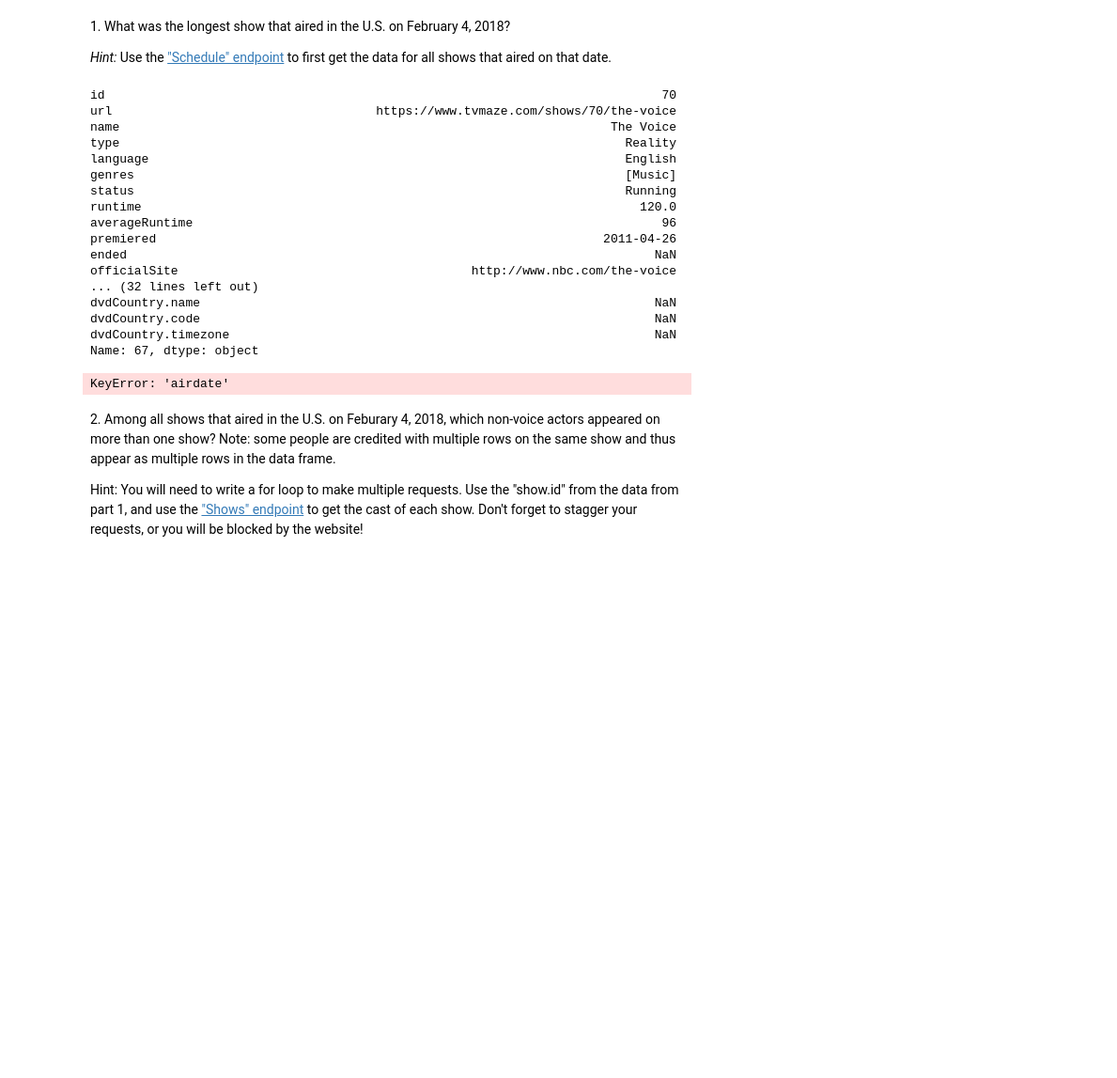
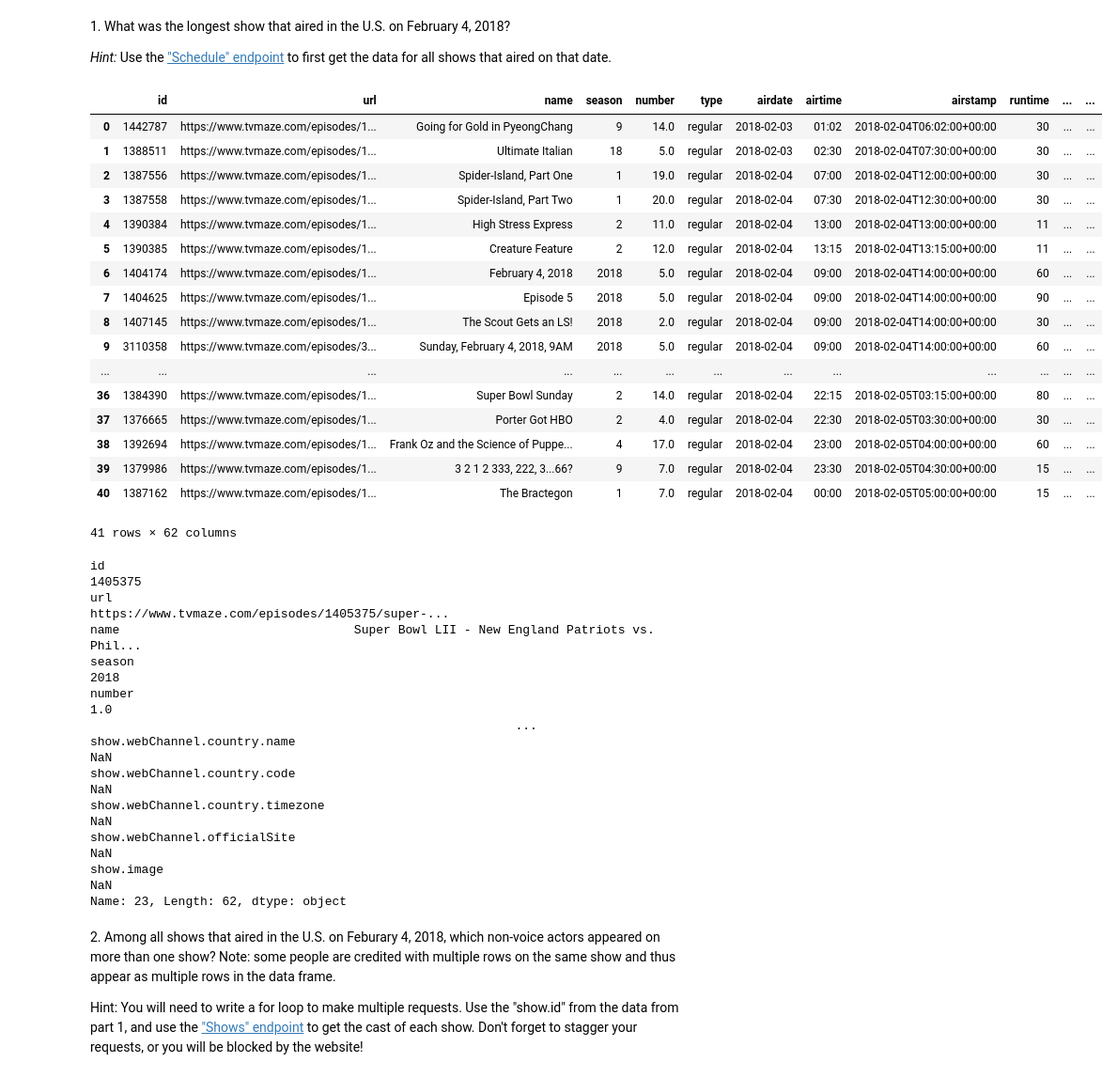
Before and after one commit to lexihegarty12/PA_5_1, a Jupyter notebook: GSB5544_PA_5_1_JSON_Data_Format_and_APIs.ipynb, the cells around one changed output. Shown at 94% size. Cells and saved outputs as stored; diff of their text form; code cells hidden in the pictures; blank space fills up the shorter version.

```diff
--- a/GSB5544_PA_5_1_JSON_Data_Format_and_APIs.ipynb
+++ b/GSB5544_PA_5_1_JSON_Data_Format_and_APIs.ipynb
@@ -170,40 +170,55 @@ _Hint:_ Use the ["Schedule" endpoint](http://www.tvmaze.com/api#schedule) to fir
 # %%
 # YOUR CODE HERE. ADD CELLS AS NEEDED
 import requests
 
-url = "https://api.tvmaze.com/shows"
+url = "https://api.tvmaze.com/schedule?country=US&date=2018-02-04"
 response = requests.get(url)
 
-data = response.json()
+schedule = response.json()
+df_schedule = pd.json_normalize(schedule)
+
+df_schedule
+# %% [output]
+|  | id | url | name | season | number | type | airdate | airtime | airstamp | runtime | ... | ... |
+| 0 | 1442787 | https://www.tvmaze.com/episodes/1... | Going for Gold in PyeongChang | 9 | 14.0 | regular | 2018-02-03 | 01:02 | 2018-02-04T06:02:00+00:00 | 30 | ... | ... |
+| 1 | 1388511 | https://www.tvmaze.com/episodes/1... | Ultimate Italian | 18 | 5.0 | regular | 2018-02-03 | 02:30 | 2018-02-04T07:30:00+00:00 | 30 | ... | ... |
+| 2 | 1387556 | https://www.tvmaze.com/episodes/1... | Spider-Island, Part One | 1 | 19.0 | regular | 2018-02-04 | 07:00 | 2018-02-04T12:00:00+00:00 | 30 | ... | ... |
+| 3 | 1387558 | https://www.tvmaze.com/episodes/1... | Spider-Island, Part Two | 1 | 20.0 | regular | 2018-02-04 | 07:30 | 2018-02-04T12:30:00+00:00 | 30 | ... | ... |
+| 4 | 1390384 | https://www.tvmaze.com/episodes/1... | High Stress Express | 2 | 11.0 | regular | 2018-02-04 | 13:00 | 2018-02-04T13:00:00+00:00 | 11 | ... | ... |
+| 5 | 1390385 | https://www.tvmaze.com/episodes/1... | Creature Feature | 2 | 12.0 | regular | 2018-02-04 | 13:15 | 2018-02-04T13:15:00+00:00 | 11 | ... | ... |
+| 6 | 1404174 | https://www.tvmaze.com/episodes/1... | February 4, 2018 | 2018 | 5.0 | regular | 2018-02-04 | 09:00 | 2018-02-04T14:00:00+00:00 | 60 | ... | ... |
+| 7 | 1404625 | https://www.tvmaze.com/episodes/1... | Episode 5 | 2018 | 5.0 | regular | 2018-02-04 | 09:00 | 2018-02-04T14:00:00+00:00 | 90 | ... | ... |
+| 8 | 1407145 | https://www.tvmaze.com/episodes/1... | The Scout Gets an LS! | 2018 | 2.0 | regular | 2018-02-04 | 09:00 | 2018-02-04T14:00:00+00:00 | 30 | ... | ... |
+| 9 | 3110358 | https://www.tvmaze.com/episodes/3... | Sunday, February 4, 2018, 9AM | 2018 | 5.0 | regular | 2018-02-04 | 09:00 | 2018-02-04T14:00:00+00:00 | 60 | ... | ... |
+| ... | ... | ... | ... | ... | ... | ... | ... | ... | ... | ... | ... | ... |
+| 36 | 1384390 | https://www.tvmaze.com/episodes/1... | Super Bowl Sunday | 2 | 14.0 | regular | 2018-02-04 | 22:15 | 2018-02-05T03:15:00+00:00 | 80 | ... | ... |
+| 37 | 1376665 | https://www.tvmaze.com/episodes/1... | Porter Got HBO | 2 | 4.0 | regular | 2018-02-04 | 22:30 | 2018-02-05T03:30:00+00:00 | 30 | ... | ... |
+| 38 | 1392694 | https://www.tvmaze.com/episodes/1... | Frank Oz and the Science of Puppe... | 4 | 17.0 | regular | 2018-02-04 | 23:00 | 2018-02-05T04:00:00+00:00 | 60 | ... | ... |
+| 39 | 1379986 | https://www.tvmaze.com/episodes/1... | 3 2 1 2 333, 222, 3...66? | 9 | 7.0 | regular | 2018-02-04 | 23:30 | 2018-02-05T04:30:00+00:00 | 15 | ... | ... |
+| 40 | 1387162 | https://www.tvmaze.com/episodes/1... | The Bractegon | 1 | 7.0 | regular | 2018-02-04 | 00:00 | 2018-02-05T05:00:00+00:00 | 15 | ... | ... |
+41 rows × 62 columns
 # %%
-longest_show = df_schedule.loc[df_schedule["runtime"].idxmax()]
+
+
+
+longest_show = df_schedule.loc[
+    df_schedule["runtime"].idxmax()
+]
+
 longest_show
 # %% [output]
-id                                                                            70
-url                                    https://www.tvmaze.com/shows/70/the-voice
-name                                                                   The Voice
-type                                                                     Reality
-language                                                                 English
-genres                                                                   [Music]
-status                                                                   Running
-runtime                                                                    120.0
-averageRuntime                                                                96
-premiered                                                             2011-04-26
-ended                                                                        NaN
-officialSite                                        http://www.nbc.com/the-voice
-... (32 lines left out)
-dvdCountry.name                                                              NaN
-dvdCountry.code                                                              NaN
-dvdCountry.timezone                                                          NaN
-Name: 67, dtype: object
+id                                                                            1405375
+url                                 https://www.tvmaze.com/episodes/1405375/super-...
+name                                Super Bowl LII - New England Patriots vs. Phil...
+season                                                                           2018
+number                                                                            1.0
+                                                          ...
+show.webChannel.country.name                                                      NaN
+show.webChannel.country.code                                                      NaN
+show.webChannel.country.timezone                                                  NaN
+show.webChannel.officialSite                                                      NaN
+show.image                                                                        NaN
+Name: 23, Length: 62, dtype: object
-# %%
-longest_by_date = df_schedule.loc[
-    df_schedule.groupby("airdate")["runtime"].idxmax()
-]
-
-print(longest_by_date[["airdate", "show.name", "runtime", "name"]])
-# %% [output]
-KeyError: 'airdate'
 # %% [markdown]
 2\. Among all shows that aired in the U.S. on Feburary 4, 2018, which non-voice actors appeared on more than one show? Note: some people are credited with multiple rows on the same show and thus appear as multiple rows in the data frame.
 
```
Also changed, not shown: parts of 13 cells of this notebook, 1 other file.
